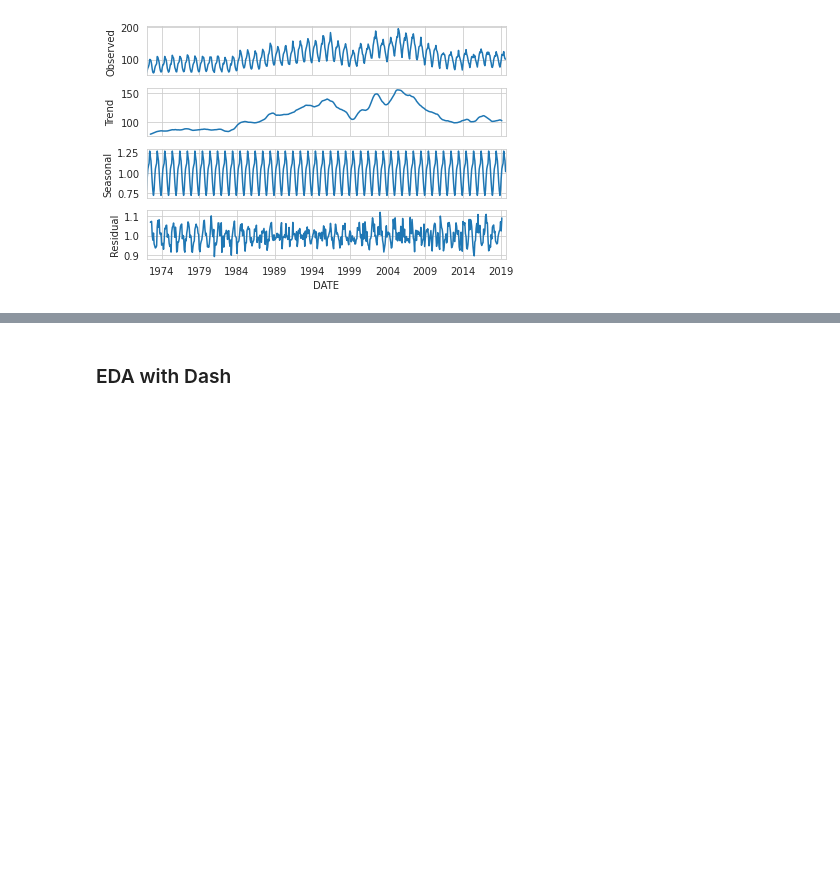
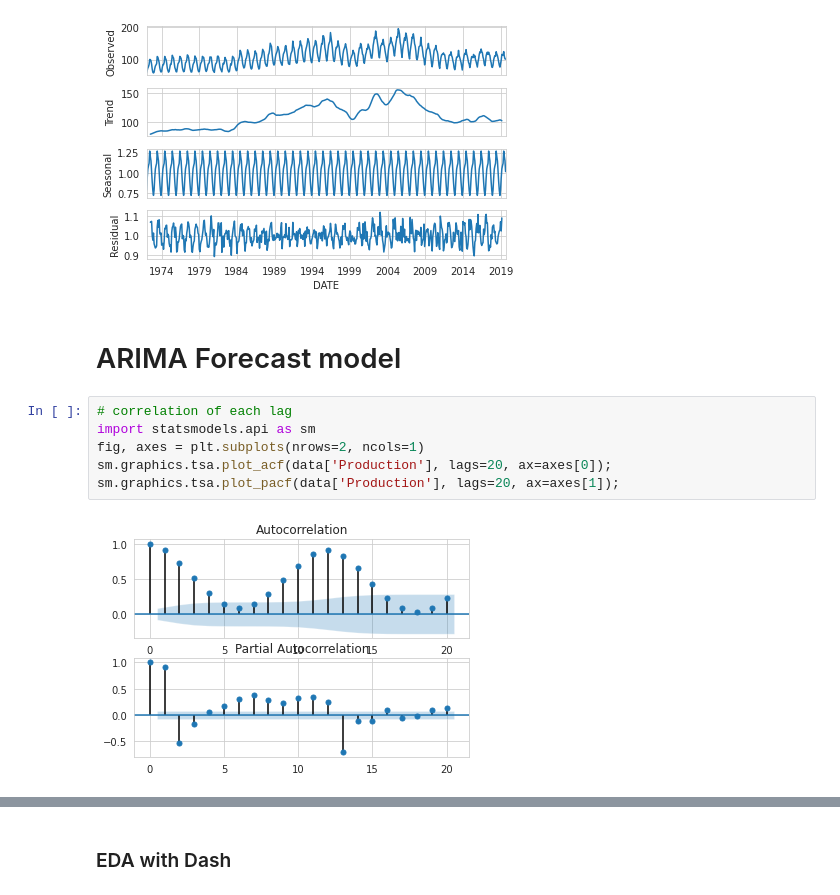
Before and after one commit to taylorec/Deep-Learning-with-Python, a Jupyter notebook: ForecastingProduction_RNN/DessertProductionRNN.ipynb, the cells around one changed output, grey strips where cells are left out. Saved outputs shown, nothing was run; the diff lists cells and outputs as text; blank space fills up the shorter version.

```diff
--- a/ForecastingProduction_RNN/DessertProductionRNN.ipynb
+++ b/ForecastingProduction_RNN/DessertProductionRNN.ipynb
@@ -105,3 +99,13 @@ DecompDataAdd = seasonal_decompose(data['Production'], model='multiplicative', f
 DecompDataAdd.plot();
 # %% [output]
 [figure]
+# %% [markdown]
+# ARIMA Forecast model
+# %%
+# correlation of each lag
+import statsmodels.api as sm
+fig, axes = plt.subplots(nrows=2, ncols=1)
+sm.graphics.tsa.plot_acf(data['Production'], lags=20, ax=axes[0]);
+sm.graphics.tsa.plot_pacf(data['Production'], lags=20, ax=axes[1]);
+# %% [output]
+[figure, added]
```
Also changed, not shown: parts of 24 cells of this notebook.
